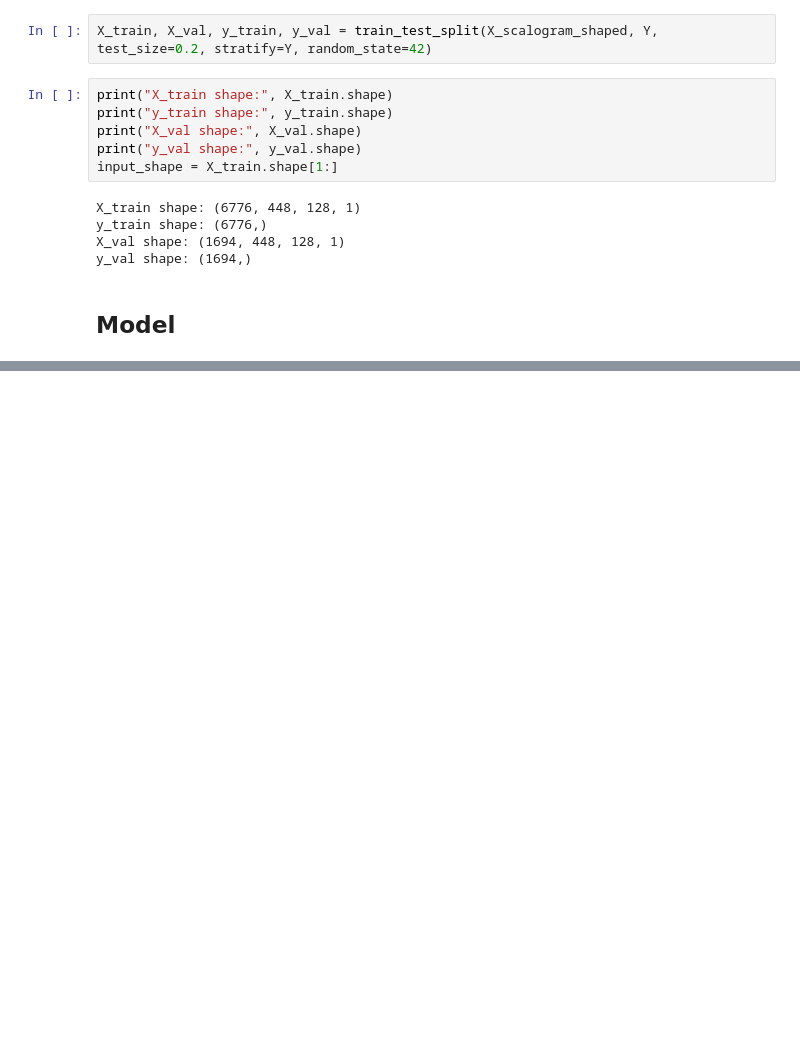
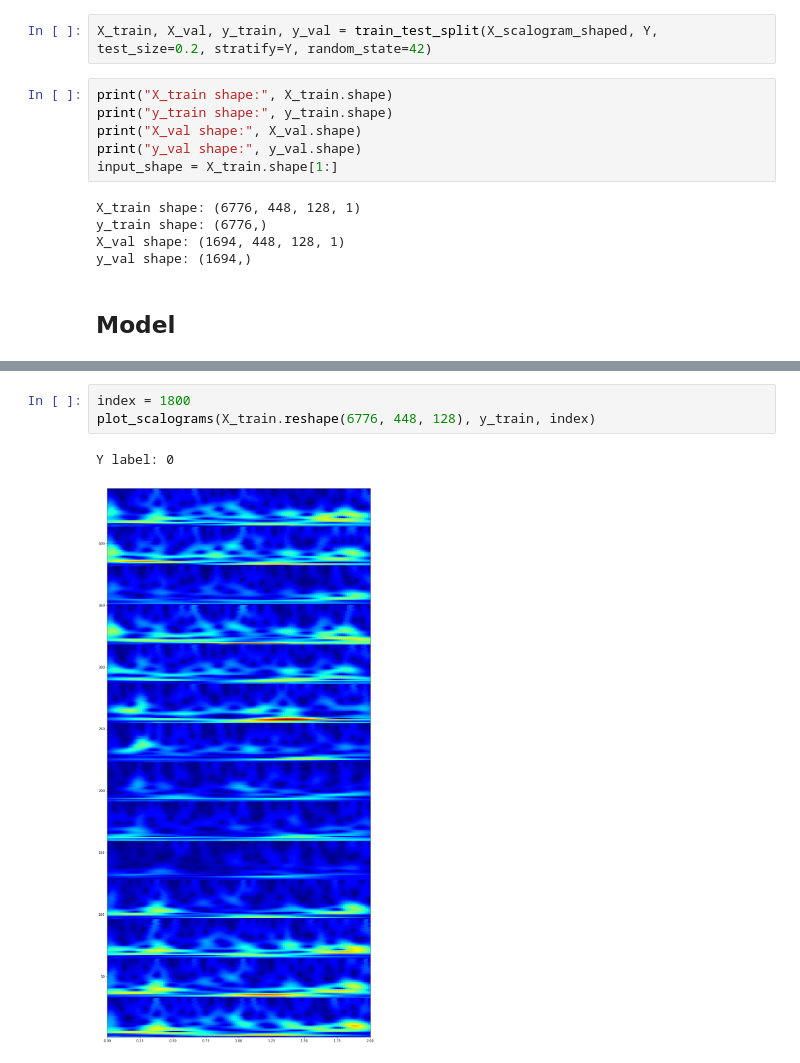
Before and after one commit to Koda98/CSE247-project, a Jupyter notebook: CNN_2D.ipynb, the cells around one changed output, grey strips where cells are left out. Saved outputs shown, nothing was run; the diff lists cells and outputs as text; blank space fills up the shorter version.

```diff
--- a/CNN_2D.ipynb
+++ b/CNN_2D.ipynb
@@ -363,0 +358,6 @@ NameError: name 'feature_map_model' is not defined
+# %%
+index = 1800
+plot_scalograms(X_train.reshape(6776, 448, 128), y_train, index)
+# %% [output]
+Y label: 0
+[figure, added]
```
Also changed, not shown: parts of 27 cells of this notebook.
